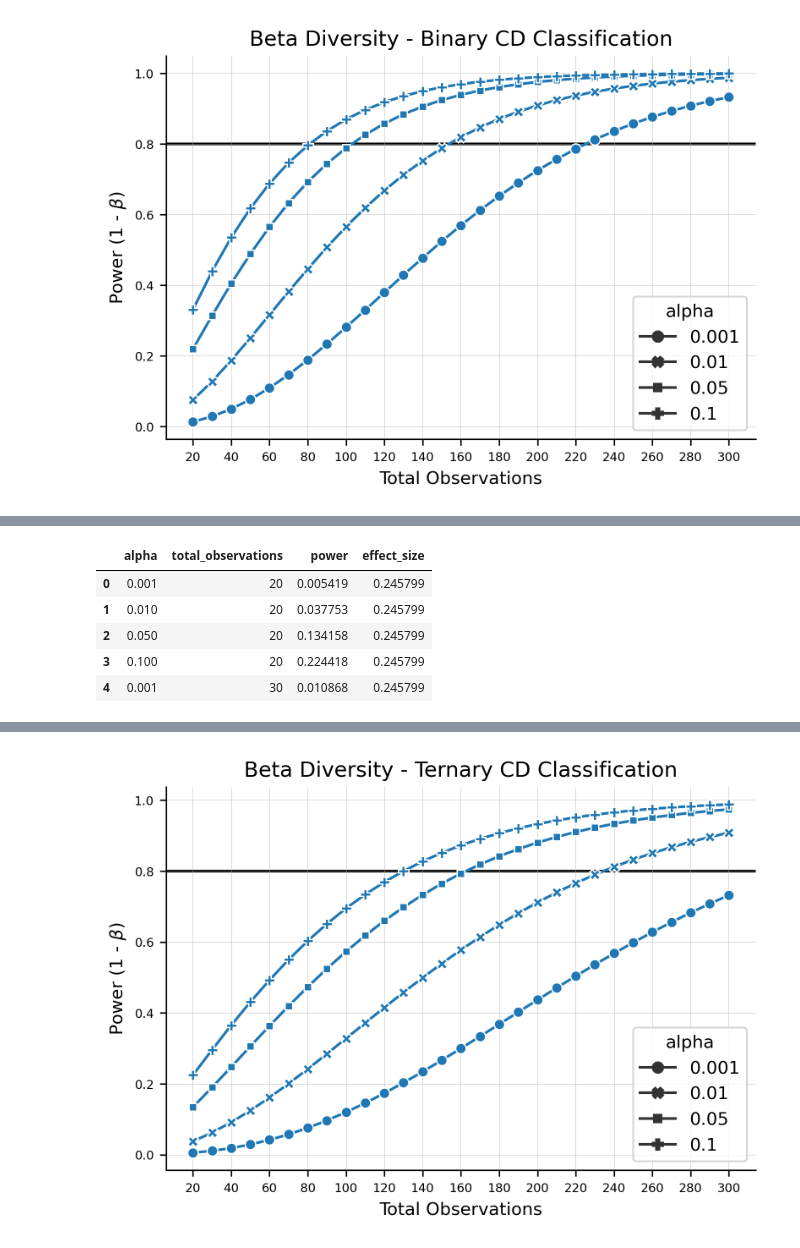
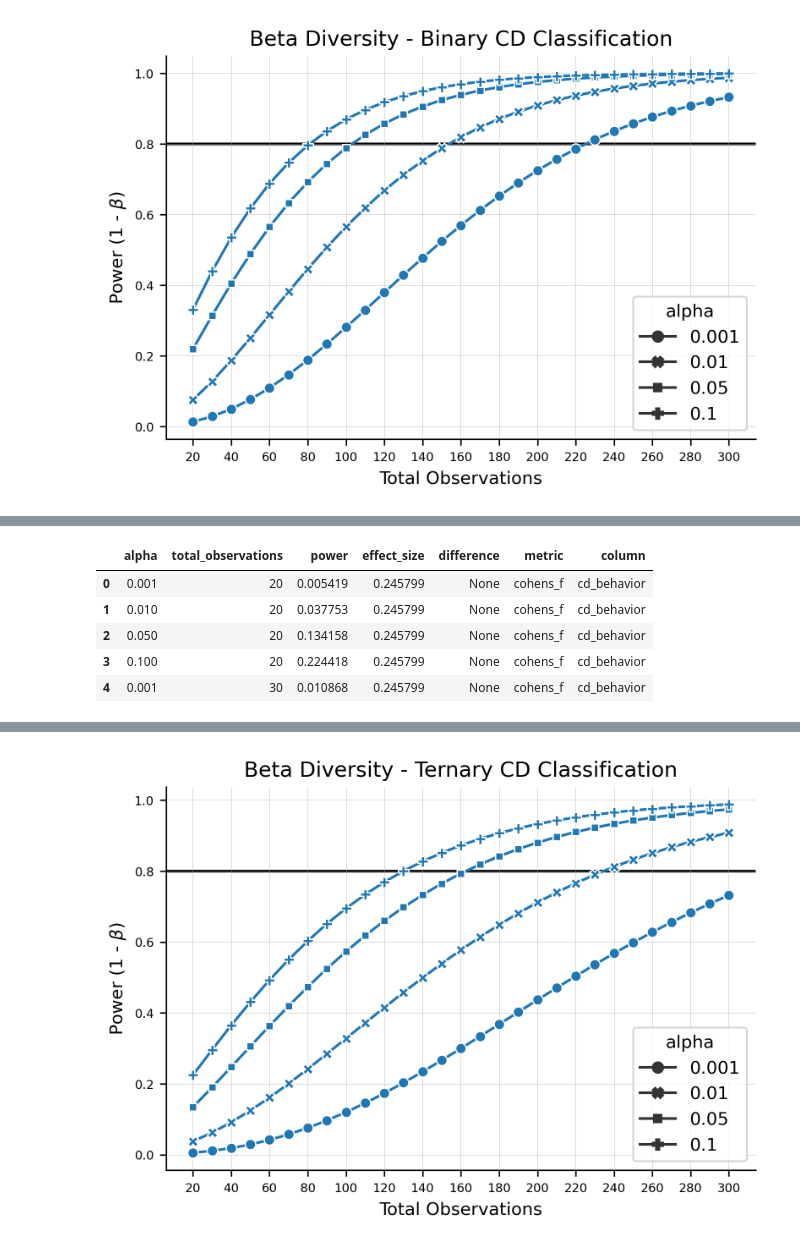
Before and after one commit to knightlab-analyses/evident-analyses, a Jupyter notebook: notebooks/recreate_clin_microbiome_plots.ipynb, the cells around one changed output, grey strips where cells are left out. Cells and saved outputs as stored; diff of their text form; code cells hidden in the pictures.

```diff
--- a/notebooks/recreate_clin_microbiome_plots.ipynb
+++ b/notebooks/recreate_clin_microbiome_plots.ipynb
@@ -197,13 +175,6 @@ beta_ternary_power_res = bdh.power_analysis(
     total_observations=obs_vals,
     alpha=alpha_vals
 )
-beta_ternary_records = [
-    (x.alpha, x.total_observations, x.power, x.effect_size)
-    for x in beta_ternary_power_res
-]
-beta_ternary_df = pd.DataFrame.from_records(
-    beta_ternary_records,
-    columns=["alpha", "total_observations", "power", "effect_size"]
-)
+beta_ternary_df = beta_ternary_power_res.to_dataframe()
 beta_ternary_df.head()
 # %% [output]
@@ -212,9 +183,9 @@ Wall time: 34.8 ms
-|  | alpha | total_observations | power | effect_size |
-| 0 | 0.001 | 20 | 0.005419 | 0.245799 |
-| 1 | 0.010 | 20 | 0.037753 | 0.245799 |
-| 2 | 0.050 | 20 | 0.134158 | 0.245799 |
-| 3 | 0.100 | 20 | 0.224418 | 0.245799 |
-| 4 | 0.001 | 30 | 0.010868 | 0.245799 |
+|  | alpha | total_observations | power | effect_size | difference | metric | column |
+| 0 | 0.001 | 20 | 0.005419 | 0.245799 | None | cohens_f | cd_behavior |
+| 1 | 0.010 | 20 | 0.037753 | 0.245799 | None | cohens_f | cd_behavior |
+| 2 | 0.050 | 20 | 0.134158 | 0.245799 | None | cohens_f | cd_behavior |
+| 3 | 0.100 | 20 | 0.224418 | 0.245799 | None | cohens_f | cd_behavior |
+| 4 | 0.001 | 30 | 0.010868 | 0.245799 | None | cohens_f | cd_behavior |
 # %%
 print(*beta_ternary_power_res[:5], sep="\n")
 # %% [output]
```
Also changed, not shown: parts of 11 cells of this notebook, 51 other files.
